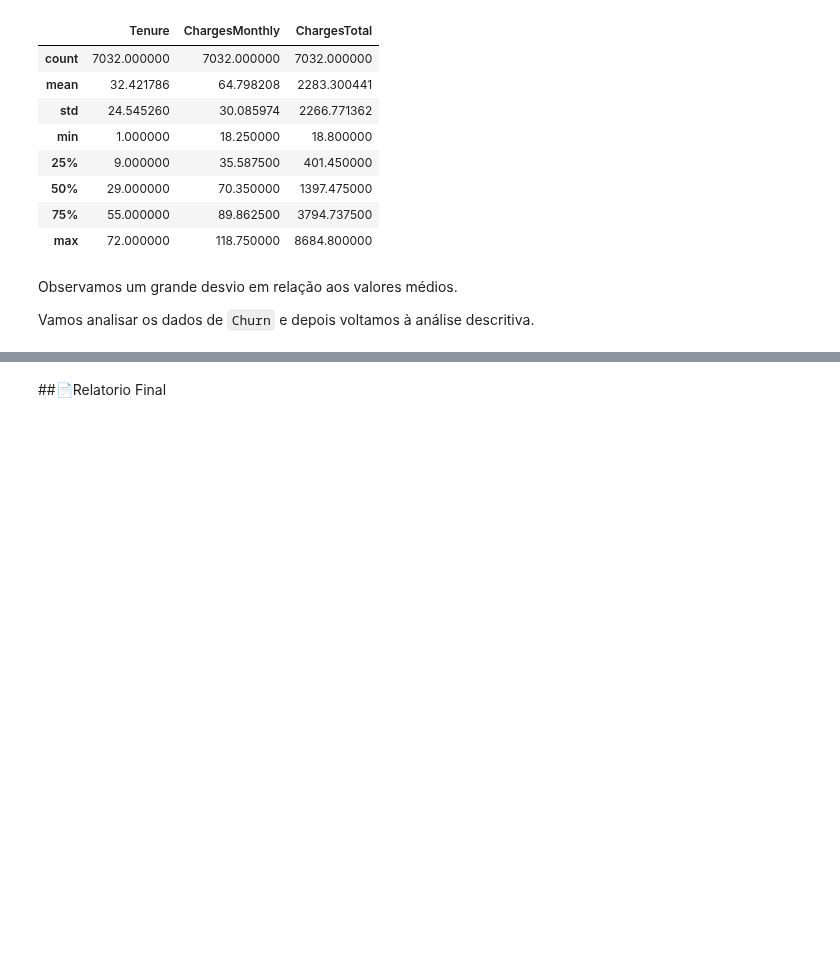
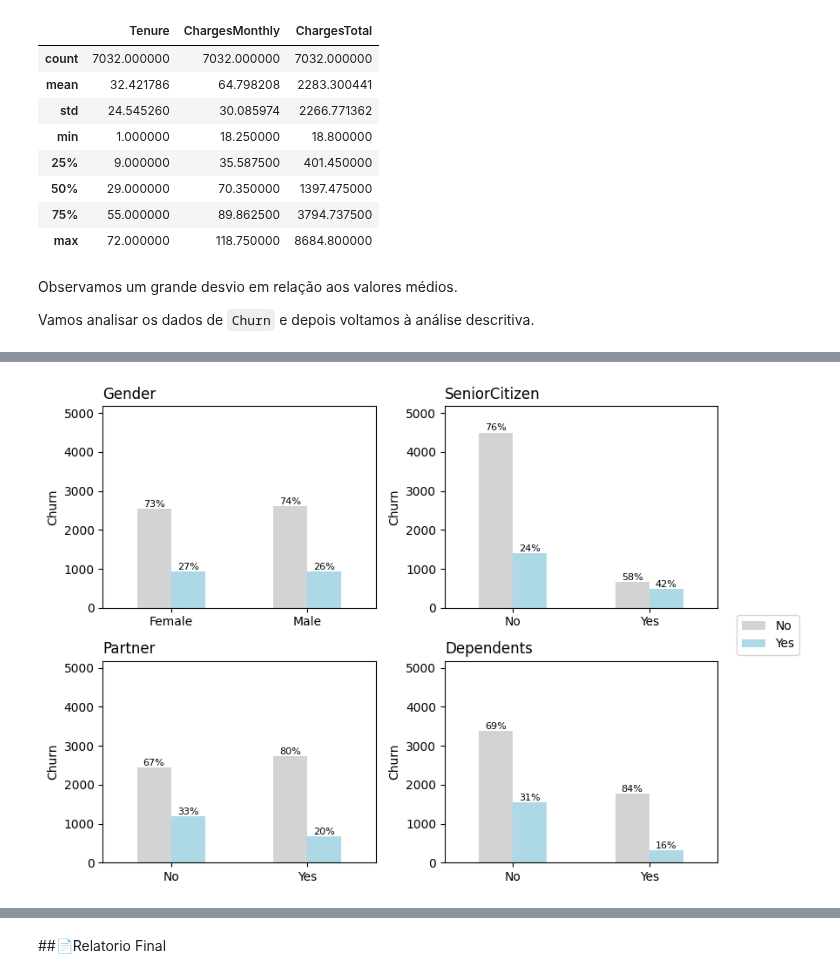
Before and after one commit to rafaelreisramos/oracle-one, a Jupyter notebook: challenge-telecom-x/TelecomX_BR.ipynb, the cells around one changed output, grey strips where cells are left out. Cells and saved outputs as stored; diff of their text form; code cells hidden in the pictures; blank space fills up the shorter version.

```diff
--- a/challenge-telecom-x/TelecomX_BR.ipynb
+++ b/challenge-telecom-x/TelecomX_BR.ipynb
@@ -385,0 +462,5 @@ plt.show()
+# %%
+fig, ax = subplots(2, 2, ['Gender', 'SeniorCitizen', 'Partner', 'Dependents'], (0,4000), (8,6))
+plt.show()
+# %% [output]
+[figure, added]
```
Also changed, not shown: parts of 6 cells of this notebook.
